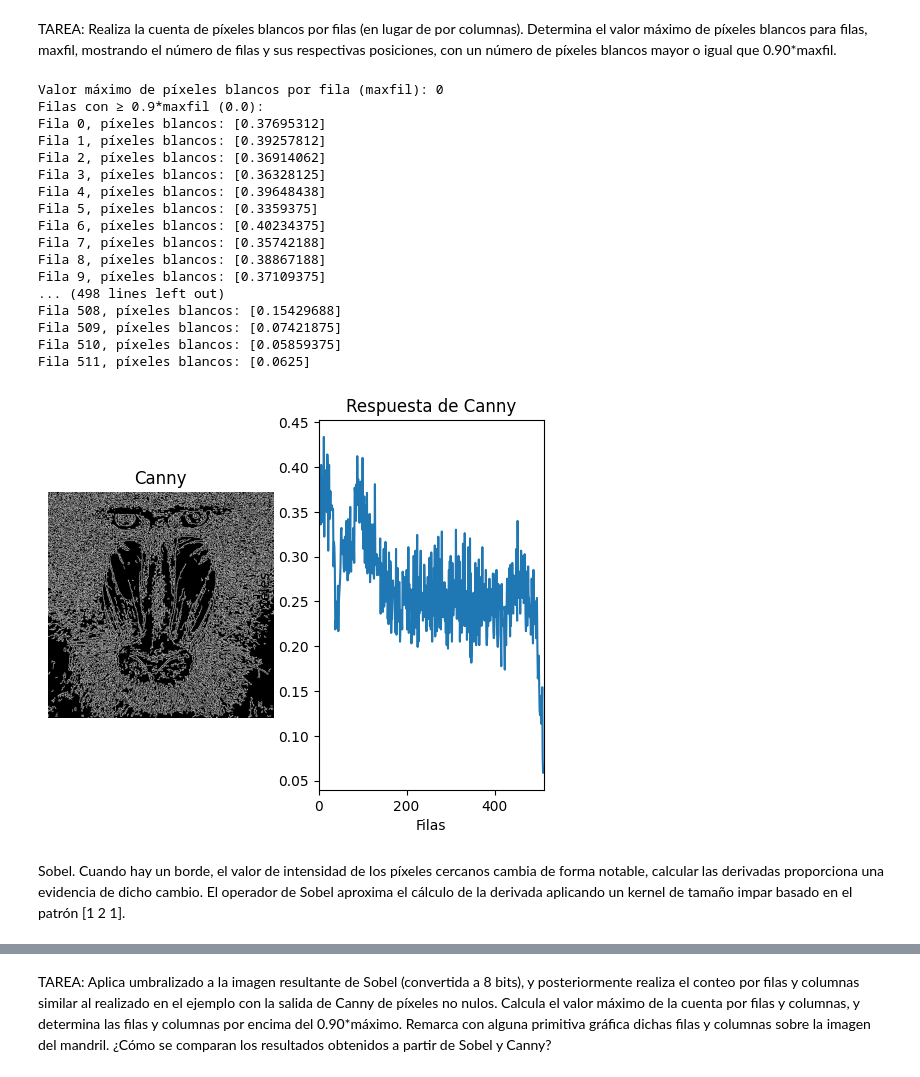
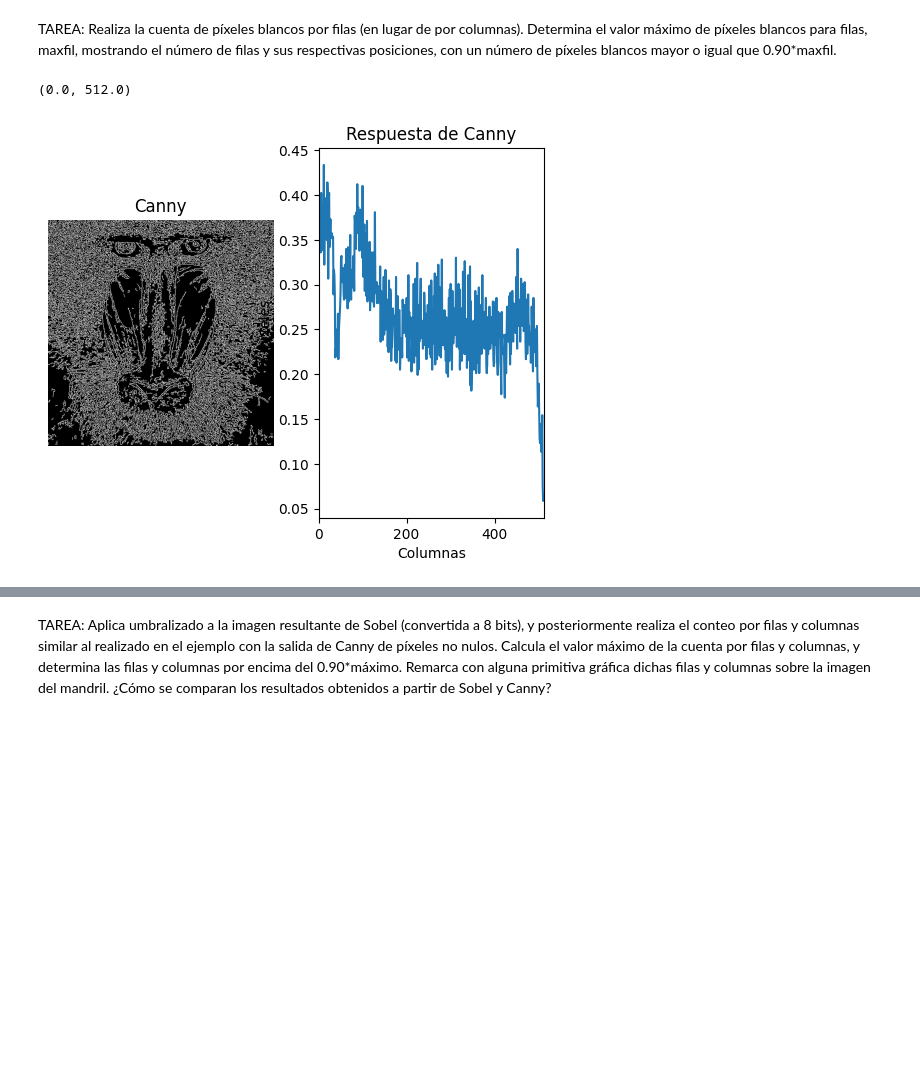
Before and after one commit to lumusa2design/Computer-Visualization, a Jupyter notebook: P2/VC_P2.ipynb, the cells around one changed output, grey strips where cells are left out. Cells and saved outputs as stored; diff of their text form; code cells hidden in the pictures; blank space fills up the shorter version.

```diff
--- a/P2/VC_P2.ipynb
+++ b/P2/VC_P2.ipynb
@@ -14,61 +14,33 @@ TAREA: Realiza la cuenta de píxeles blancos por filas (en lugar de por columnas
 # %%
 img = cv2.imread('mandril.jpg')
 
 canny = cv2.Canny(img, 100, 200)
-
+#El contenido de la imagen resultado de Canny, son valores 0 o 255, lo compruebas al descomentar
+#print(canny)
 #Cuenta el número de píxeles blancos (255) por columna
 #Suma los valores de los pixeles por columna
+col_counts = cv2.reduce(canny, 0, cv2.REDUCE_SUM, dtype=cv2.CV_32SC1)
 row_counts = cv2.reduce(canny, 1, cv2.REDUCE_SUM, dtype=cv2.CV_32SC1)
 
-#Normaliza en base al número de columnas, primer valor devuelto por shape, y al valor máximo del píxel (255)
+#Normaliza en base al número de filas, primer valor devuelto por shape, y al valor máximo del píxel (255)
 #El resultado será el número de píxeles blancos por columna
-rows = row_counts[:,] / (255 * canny.shape[0])
-
-# Calcula máximo
-maxfil = int(np.max(rows))
-
-# Filas que cumplen >= 0.9*maxfil
-umbral = 0.9 * maxfil
-
-print(f"Valor máximo de píxeles blancos por fila (maxfil): {maxfil}")
-print(f"Filas con ≥ 0.9*maxfil ({umbral}):")
-for i in range(len(rows)):
-    if rows[i] >= umbral:
-        print(f"Fila {i}, píxeles blancos: {rows[i]}")
+rows = col_counts[:,] / (255 * canny.shape[0])
+cols = row_counts[:,] / (255 * canny.shape[1])
 
 #Muestra dicha cuenta gráficamente
 plt.figure()
 plt.subplot(1, 2, 1)
 plt.axis("off")
 plt.title("Canny")
 plt.imshow(canny, cmap='gray')
 
 plt.subplot(1, 2, 2)
 plt.title("Respuesta de Canny")
-plt.xlabel("Filas")
+plt.xlabel("Columnas")
 plt.ylabel("% píxeles")
-plt.plot(rows)
-#Rango en x definido por las filas
+plt.plot(cols)
+#Rango en x definido por las columnas
 plt.xlim([0, canny.shape[0]])
-plt.show()
 # %% [output]
-Valor máximo de píxeles blancos por fila (maxfil): 0
-Filas con ≥ 0.9*maxfil (0.0):
-Fila 0, píxeles blancos: [0.37695312]
-Fila 1, píxeles blancos: [0.39257812]
-Fila 2, píxeles blancos: [0.36914062]
-Fila 3, píxeles blancos: [0.36328125]
-Fila 4, píxeles blancos: [0.39648438]
-Fila 5, píxeles blancos: [0.3359375]
-Fila 6, píxeles blancos: [0.40234375]
-Fila 7, píxeles blancos: [0.35742188]
-Fila 8, píxeles blancos: [0.38867188]
-Fila 9, píxeles blancos: [0.37109375]
-... (498 lines left out)
-Fila 508, píxeles blancos: [0.15429688]
-Fila 509, píxeles blancos: [0.07421875]
-Fila 510, píxeles blancos: [0.05859375]
-Fila 511, píxeles blancos: [0.0625]
+(0.0, 512.0)
-[figure, old version]
+[figure, new version]
-# %% [markdown]
-Sobel. Cuando hay un borde, el valor de intensidad de los píxeles cercanos cambia de forma notable, calcular las derivadas proporciona una evidencia de dicho cambio. El operador de Sobel aproxima el cálculo de la derivada aplicando un kernel de tamaño impar basado en el patrón [1 2 1].
```
Also changed, not shown: parts of 16 cells of this notebook.
